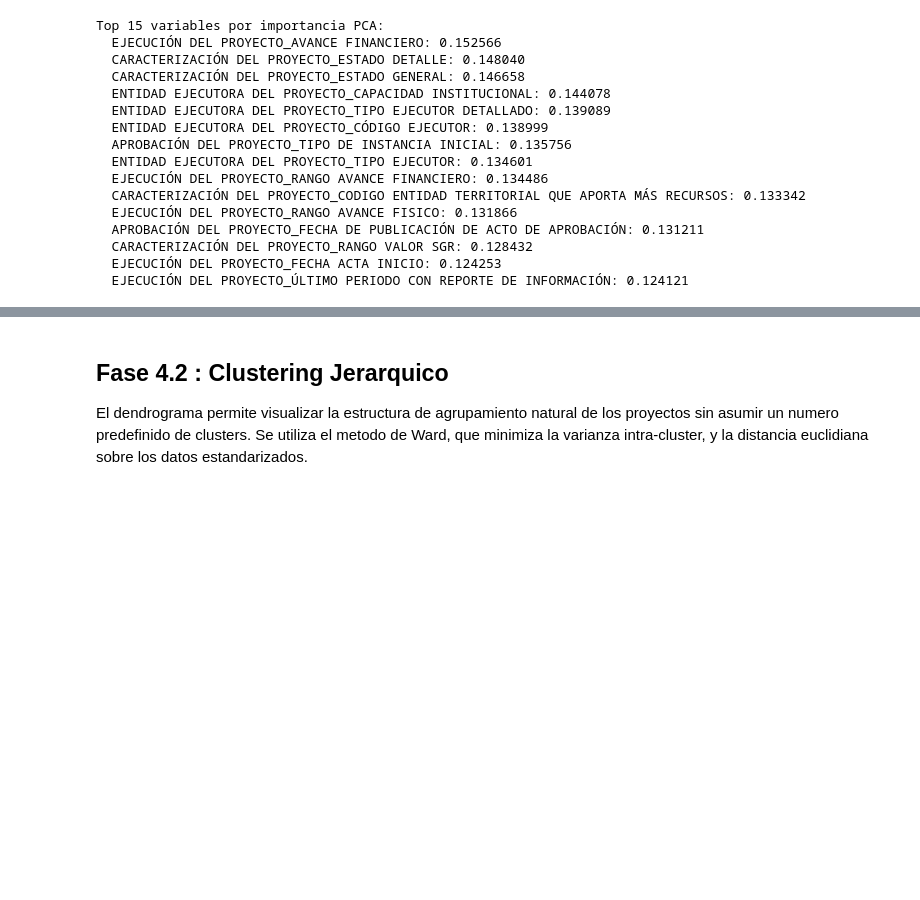
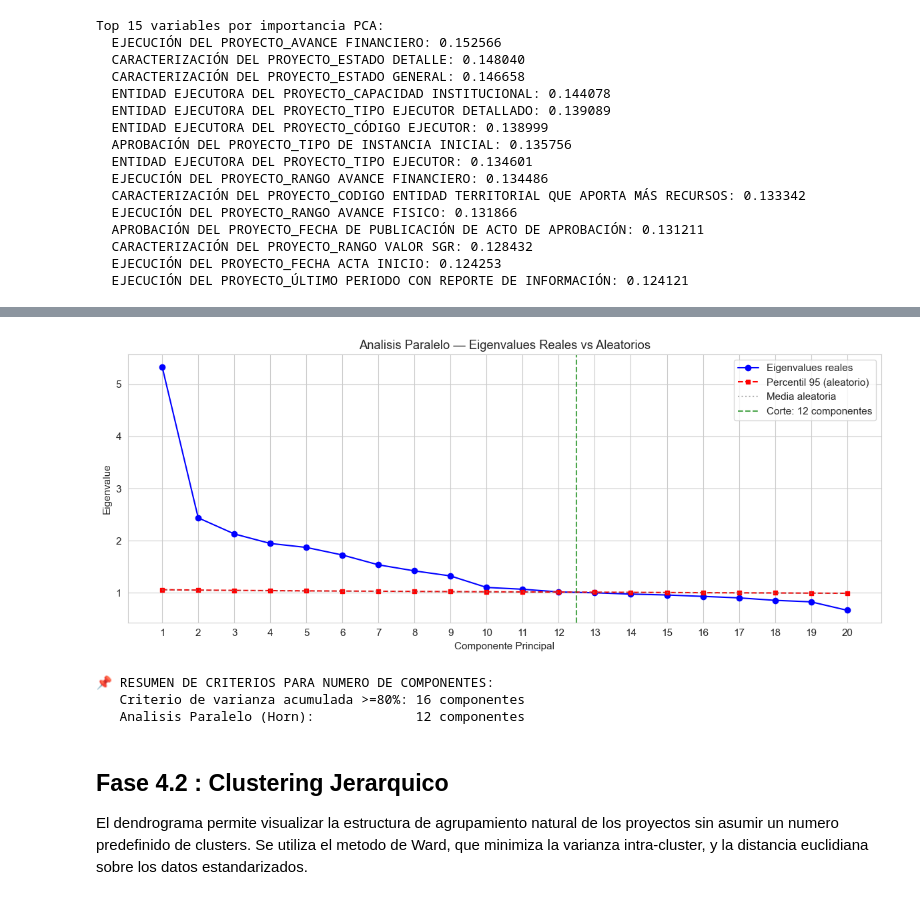
Before and after one commit to drambaut/Banco-de-ejecutores-del-SGR, a Jupyter notebook: notebooks/feature_selection/03_resultado_final.ipynb, the cells around one changed output, grey strips where cells are left out. Saved outputs shown, nothing was run; the diff lists cells and outputs as text; code cells hidden in the pictures; blank space fills up the shorter version.

```diff
--- a/notebooks/feature_selection/03_resultado_final.ipynb
+++ b/notebooks/feature_selection/03_resultado_final.ipynb
@@ -1051,0 +1584,64 @@ Top 15 variables por importancia PCA:
+# %%
+# =====================================================================
+# FASE 4.1.0 : ANALISIS PARALELO (HORN, 1965)
+# =====================================================================
+
+n_simulaciones = 1000
+n_obs_pa, n_vars_pa = X_scaled.shape
+
+# Eigenvalues reales (de la matriz de correlacion)
+corr_real = X_scaled.corr().values.copy()
+eigenvalues_corr = np.sort(np.linalg.eigvalsh(corr_real))[::-1]
+
+# Simular matrices aleatorias
+eigenvalues_aleatorios = np.zeros((n_simulaciones, n_vars_pa))
+
+np.random.seed(RANDOM_STATE)
+for sim in range(n_simulaciones):
+    datos_random = np.random.normal(0, 1, size=(n_obs_pa, n_vars_pa))
+    corr_random = np.corrcoef(datos_random, rowvar=False)
+    eigenvalues_aleatorios[sim, :] = np.sort(np.linalg.eigvalsh(corr_random))[::-1]
+
+eigen_p95 = np.percentile(eigenvalues_aleatorios, 95, axis=0)
+eigen_media = eigenvalues_aleatorios.mean(axis=0)
+
+# Componentes a retener
+n_retener_pa = 0
+for i in range(len(eigenvalues_corr)):
+    if eigenvalues_corr[i] > eigen_p95[i]:
+        n_retener_pa += 1
+    else:
+        break
+
+print("=" * 70)
+print("ANALISIS PARALELO (Horn, 1965)")
+print("=" * 70)
+print(f"Simulaciones: {n_simulaciones}")
+print(f"Componentes a retener (eigenvalue real > P95 aleatorio): {n_retener_pa}")
+print(f"\n{'Componente':<15} {'Eigenvalue Real':>18} {'P95 Aleatorio':>18} {'Retener?':>10}")
+print("-" * 65)
+for i in range(min(15, len(eigenvalues_corr))):
+    retener = "Si" if eigenvalues_corr[i] > eigen_p95[i] else "No"
+    marca = "  ✅" if retener == "Si" else "  ·"
+    print(f"  PC{i+1:<12} {eigenvalues_corr[i]:>17.4f} {eigen_p95[i]:>17.4f} {retener:>9}{marca}")
+
+# Grafico comparativo
+fig, ax = plt.subplots(figsize=(12, 5))
+x_range = range(1, min(20, len(eigenvalues_corr)) + 1)
+ax.plot(x_range, eigenvalues_corr[:len(x_range)], "b-o", markersize=6, label="Eigenvalues reales")
+ax.plot(x_range, eigen_p95[:len(x_range)], "r--s", markersize=5, label="Percentil 95 (aleatorio)")
+ax.plot(x_range, eigen_media[:len(x_range)], "gray", linestyle=":", alpha=0.6, label="Media aleatoria")
+ax.axvline(n_retener_pa + 0.5, color="green", linestyle="--", alpha=0.7,
+           label=f"Corte: {n_retener_pa} componentes")
+ax.set_xlabel("Componente Principal")
+ax.set_ylabel("Eigenvalue")
+ax.set_title("Analisis Paralelo — Eigenvalues Reales vs Aleatorios")
+ax.legend()
+ax.set_xticks(list(x_range))
+plt.tight_layout()
+plt.show()
+
+print(f"\n📌 RESUMEN DE CRITERIOS PARA NUMERO DE COMPONENTES:")
+print(f"   Criterio de varianza acumulada >=80%: {n_80} componentes")
+print(f"   Analisis Paralelo (Horn):             {n_retener_pa} componentes")
+# %% [output]
@@ -1052,3 +1665,7 @@ Top 15 variables por importancia PCA:
+[figure, added]
+📌 RESUMEN DE CRITERIOS PARA NUMERO DE COMPONENTES:
+   Criterio de varianza acumulada >=80%: 16 componentes
+   Analisis Paralelo (Horn):             12 componentes
 # %% [markdown]
 ## Fase 4.2 : Clustering Jerarquico
 
```
Also changed, not shown: parts of 26 cells of this notebook.
